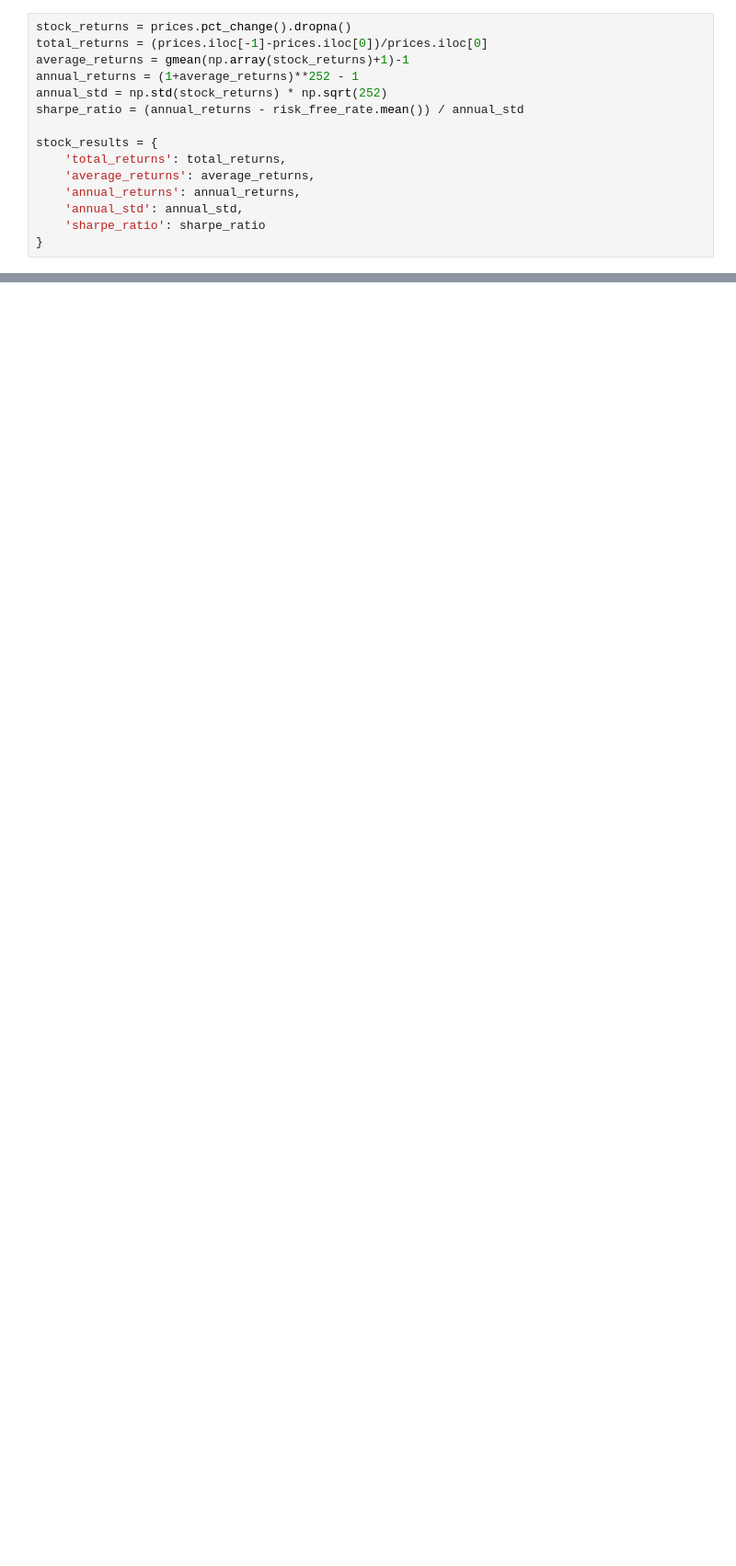
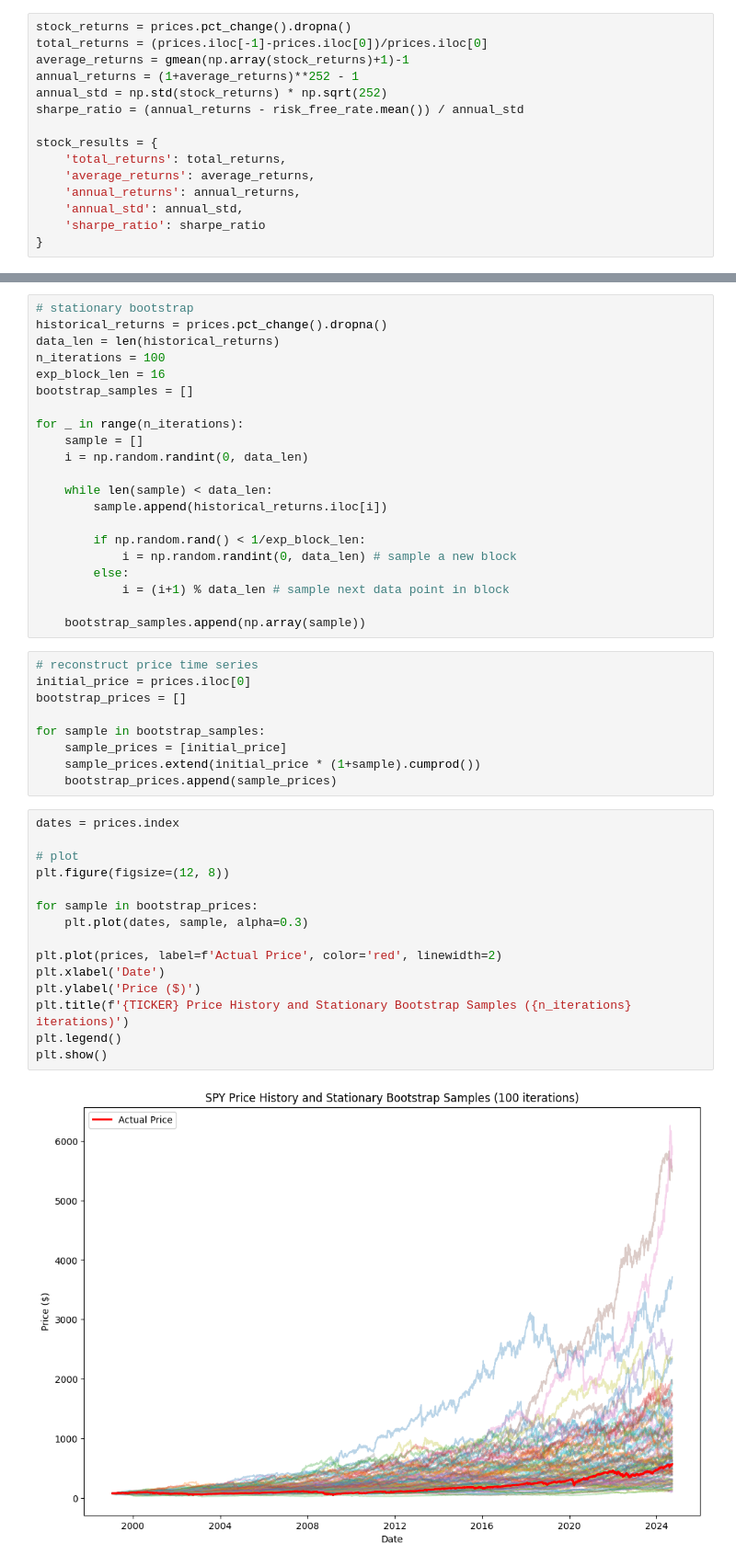
Before and after one commit to yangsu01/funance_blog, a Jupyter notebook: blogs/12-evaluating-strategies/evaluating_strategies.ipynb, the cells around one changed output, grey strips where cells are left out. Shown: that part at 92% size. Drawn from its saved outputs; the diff is of its cells as text; blank space fills up the shorter version.

Commit message:
Add stationary bootstrap to backtests

```diff
--- a/blogs/12-evaluating-strategies/evaluating_strategies.ipynb
+++ b/blogs/12-evaluating-strategies/evaluating_strategies.ipynb
@@ -72,0 +119,47 @@ ewmac_results = ewmac_trader.get_results(risk_free_rate)
+# %%
+# stationary bootstrap
+historical_returns = prices.pct_change().dropna()
+data_len = len(historical_returns)
+n_iterations = 100
+exp_block_len = 16
+bootstrap_samples = []
+
+for _ in range(n_iterations):
+    sample = []
+    i = np.random.randint(0, data_len)
+
+    while len(sample) < data_len:
+        sample.append(historical_returns.iloc[i])
+
+        if np.random.rand() < 1/exp_block_len:
+            i = np.random.randint(0, data_len) # sample a new block
+        else:
+            i = (i+1) % data_len # sample next data point in block
+
+    bootstrap_samples.append(np.array(sample))
+# %%
+# reconstruct price time series
+initial_price = prices.iloc[0]
+bootstrap_prices = []
+
+for sample in bootstrap_samples:
+    sample_prices = [initial_price]
+    sample_prices.extend(initial_price * (1+sample).cumprod())
+    bootstrap_prices.append(sample_prices)
+# %%
+dates = prices.index
+
+# plot
+plt.figure(figsize=(12, 8))
+
+for sample in bootstrap_prices:
+    plt.plot(dates, sample, alpha=0.3)
+
+plt.plot(prices, label=f'Actual Price', color='red', linewidth=2)
+plt.xlabel('Date')
+plt.ylabel('Price ($)')
+plt.title(f'{TICKER} Price History and Stationary Bootstrap Samples ({n_iterations} iterations)')
+plt.legend()
+plt.show()
+# %% [output]
+[figure, added]
```
Also changed, not shown: parts of 17 cells of this notebook, 1 other file.
